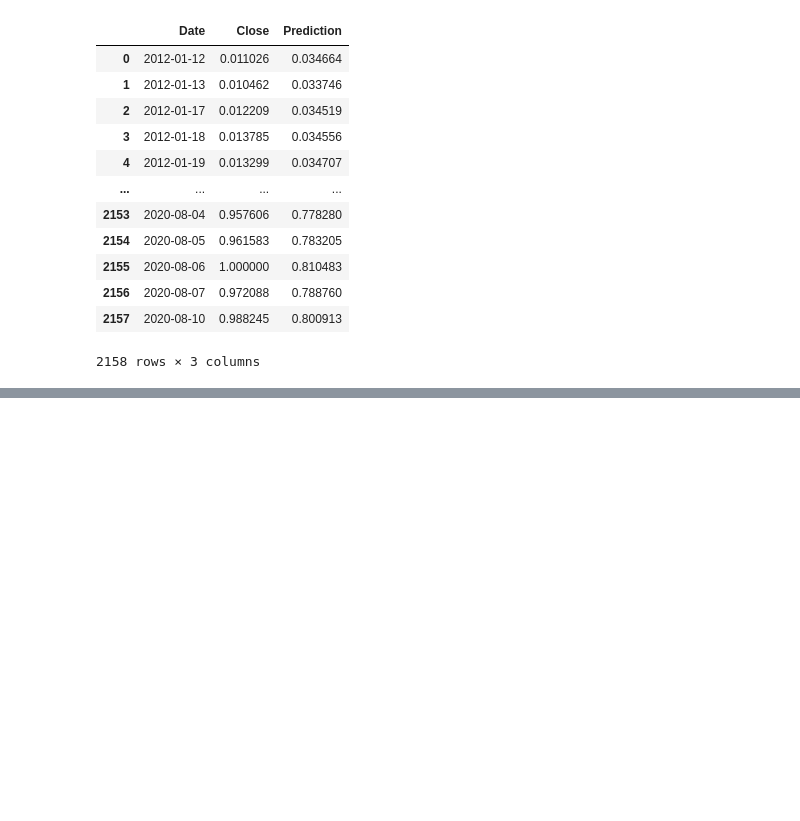
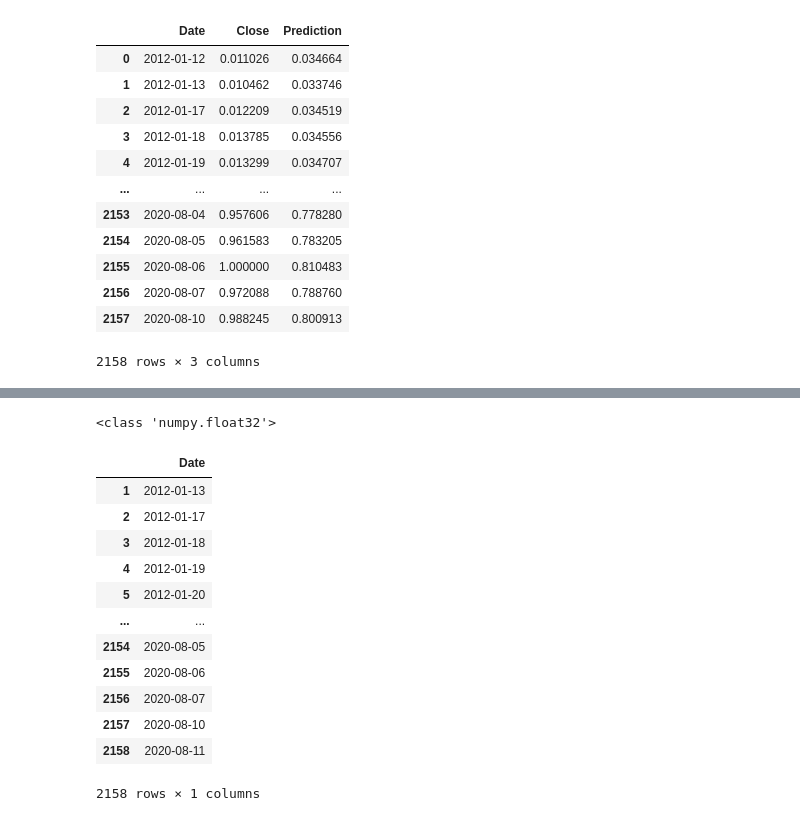
Before and after one commit to xanasa14/Finances, a Jupyter notebook: StocksPrediciton.ipynb, the cells around one changed output, grey strips where cells are left out. Drawn from its saved outputs; the diff is of its cells as text; code cells hidden in the pictures; blank space fills up the shorter version.

```diff
--- a/StocksPrediciton.ipynb
+++ b/StocksPrediciton.ipynb
@@ -378,0 +503,4 @@ interactive_plot(df_predicted, "Original Vs. Prediction")
+# %%
+print(type(predicted[0][0]))
+# %% [output]
+<class 'numpy.float32'>
@@ -378,0 +513,17 @@ interactive_plot(df_predicted, "Original Vs. Prediction")
+# %%
+df_predicted = price_volume_df[1:][['Date']]
+df_predicted
+# %% [output]
+|  | Date |
+| 1 | 2012-01-13 |
+| 2 | 2012-01-17 |
+| 3 | 2012-01-18 |
+| 4 | 2012-01-19 |
+| 5 | 2012-01-20 |
+| ... | ... |
+| 2154 | 2020-08-05 |
+| 2155 | 2020-08-06 |
+| 2156 | 2020-08-07 |
+| 2157 | 2020-08-10 |
+| 2158 | 2020-08-11 |
+2158 rows × 1 columns
```
Also changed, not shown: parts of 15 cells of this notebook.
